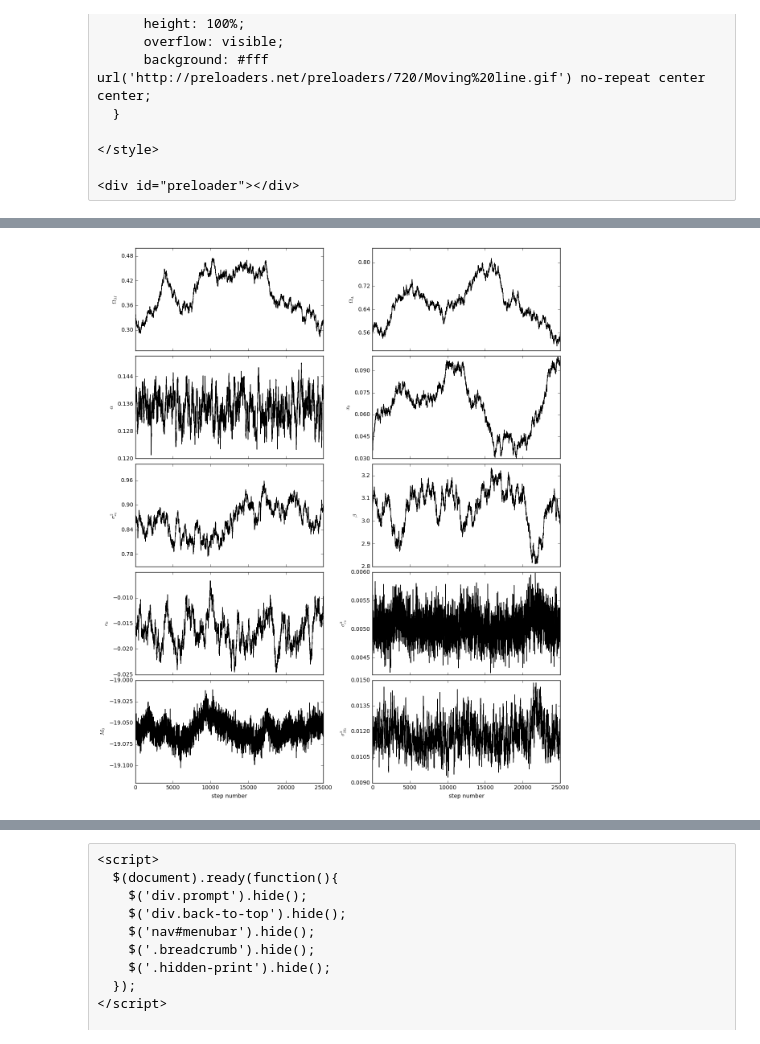
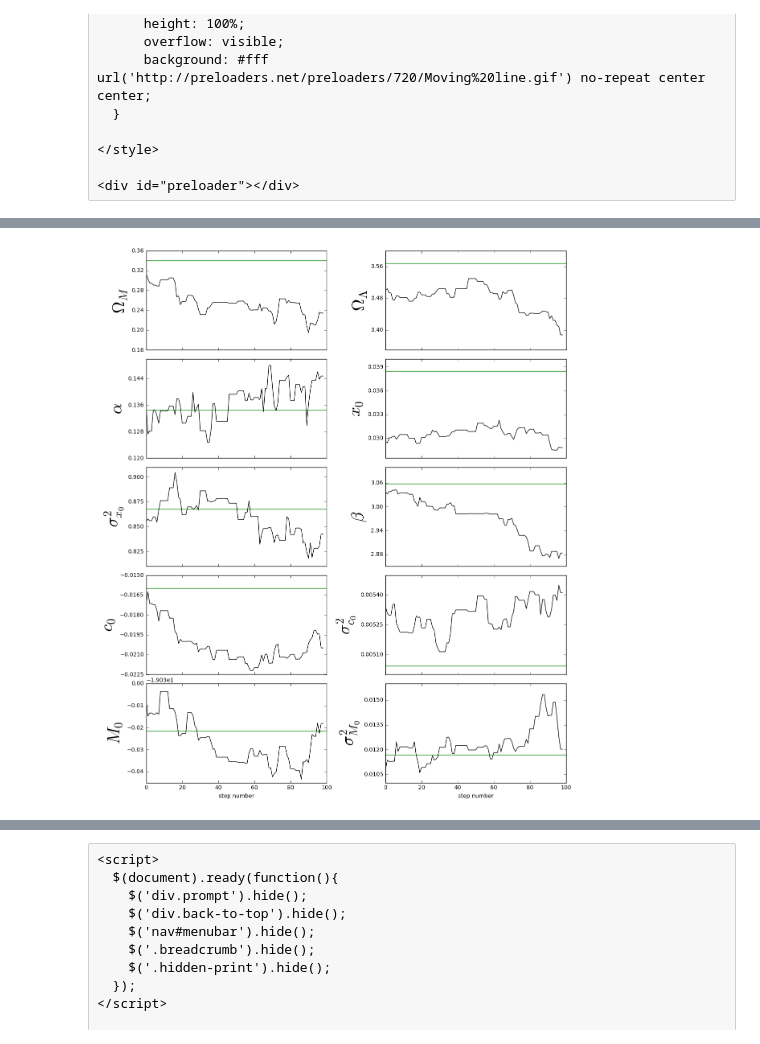
Before and after one commit to djbrout/snjla, a Jupyter notebook: snjla4.ipynb, the cells around one changed output, grey strips where cells are left out. Drawn from its saved outputs; the diff is of its cells as text; code cells hidden in the pictures.

```diff
--- a/snjla4.ipynb
+++ b/snjla4.ipynb
@@ -209,3 +209,8 @@ pre_found_noacc = np.array([  6.84438318e-02,   3.42219159e-02,   1.32357422e-01
 %matplotlib inline
 import matplotlib.pyplot as pl
 from matplotlib.ticker import MaxNLocator
+# %%
+param_step_stds = np.sqrt(abs(1000*pre_found_best))/1000.*1/20.
+print pre_found_best
+print param_step_stds
+param_step_stds = np.array([.01,.01,.005,.0005,.01,.01,.0005,.00005,.005,.0005])
@@ -212,11 +223,14 @@ from matplotlib.ticker import MaxNLocator
+# %%
+import mcmc as m
+
+mcmc_obj = m.mh(m2loglike,[0])
+
+#param_step_stds = np.sqrt(abs(1000*pre_found_best))/1000.*1/10.
+chains = np.zeros((1,len(pre_found_best)))
+chains[0,:] = pre_found_best
 # %%
-import mcmc as m
-
-mcmc_obj = m.mh(m2loglike,[0])
-
-param_step_stds = np.sqrt(abs(pre_found_best))/400.
-mcmc_obj.run_d_mc(chains[-1,:],param_step_stds,numsteps=100000,burn_in=1000)
-
+#for i in range(100):
+mcmc_obj.run_d_mc(chains[-1,:],param_step_stds,numsteps=10000,burn_in=1)
 p, p_uncertainty, chains, accepted_fraction, loglike_history = mcmc_obj.get_params()
 
 ## chains = size(numsteps,length(p0))
@@ -228,19 +260,19 @@ np.savez('dump2.npz',
 # %%
 labels = [r"$\Omega_M$",r"$\Omega_{\Lambda}$",r"$ \alpha $",r"$x_0$",r"$ \sigma^2_{x_0} $",r"$ \beta $",r"$c_0$",r"$ \sigma^2_{c_0} $",r"$M_0$",r"$ \sigma^2_{M_0}$"]
 fig, axesx = pl.subplots(5,2, sharex=True, figsize=(12, 14))
 axes = axesx.ravel()
 for i in range(len(chains[0,:])):
     axes[i].plot(chains[:, i], color="k")
     axes[i].yaxis.set_major_locator(MaxNLocator(5))
-    axes[i].set_ylabel(labels[i],size=20)
-    axes[i].axhline(pre_found_best[i],color='green',label=)
+    axes[i].set_ylabel(labels[i],size=30)
+    axes[i].axhline(pre_found_best[i],color='green')
 
 axes[-2].set_xlabel("step number")
 axes[-1].set_xlabel("step number")
 
 fig.tight_layout(h_pad=0.0)
 # %% [output]
-[figure, old version]
+[figure, new version]
 # %%
 import corner
 truths=np.median(chains,axis=0)
```
Also changed, not shown: parts of 6 cells of this notebook, 1 other file.
